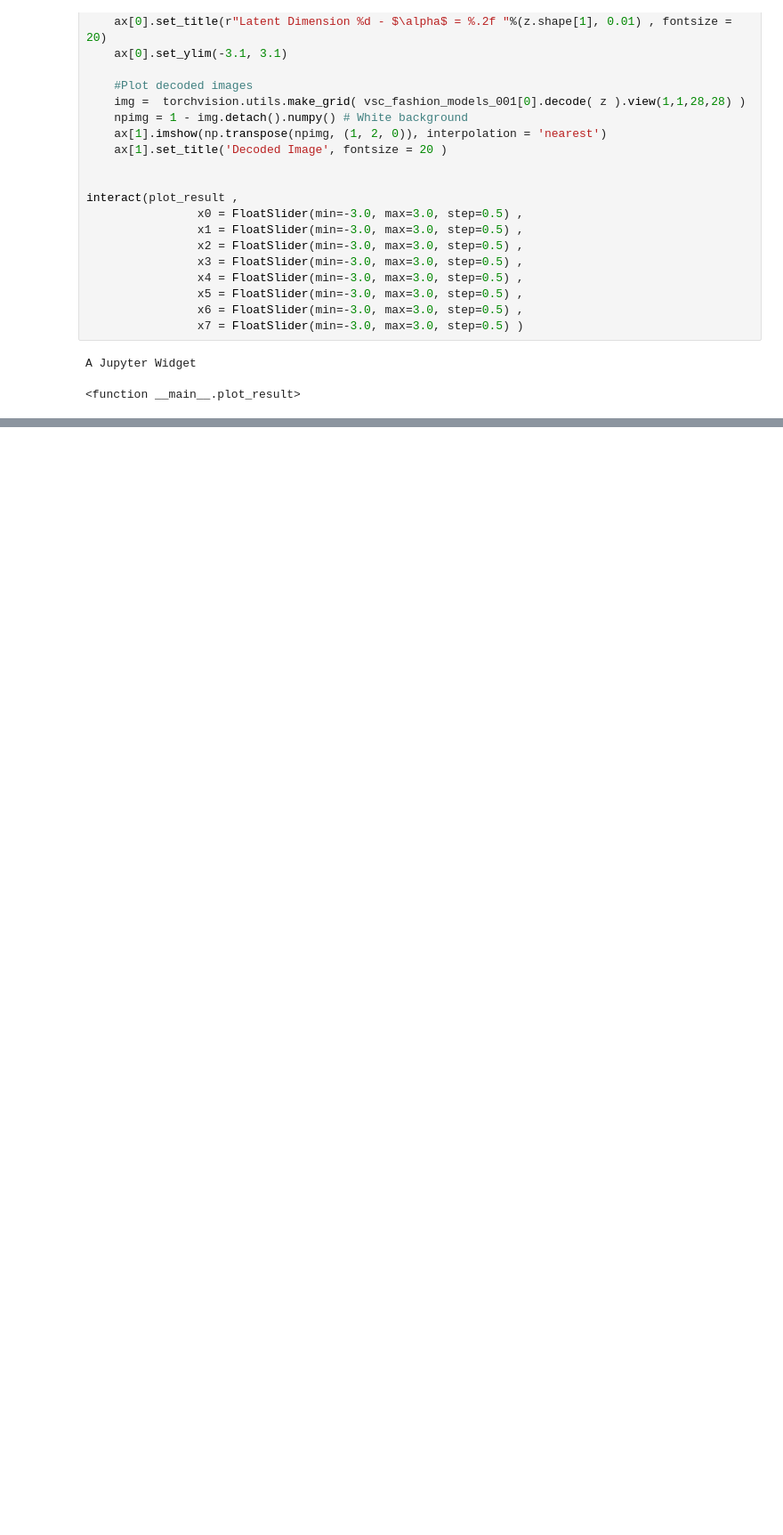
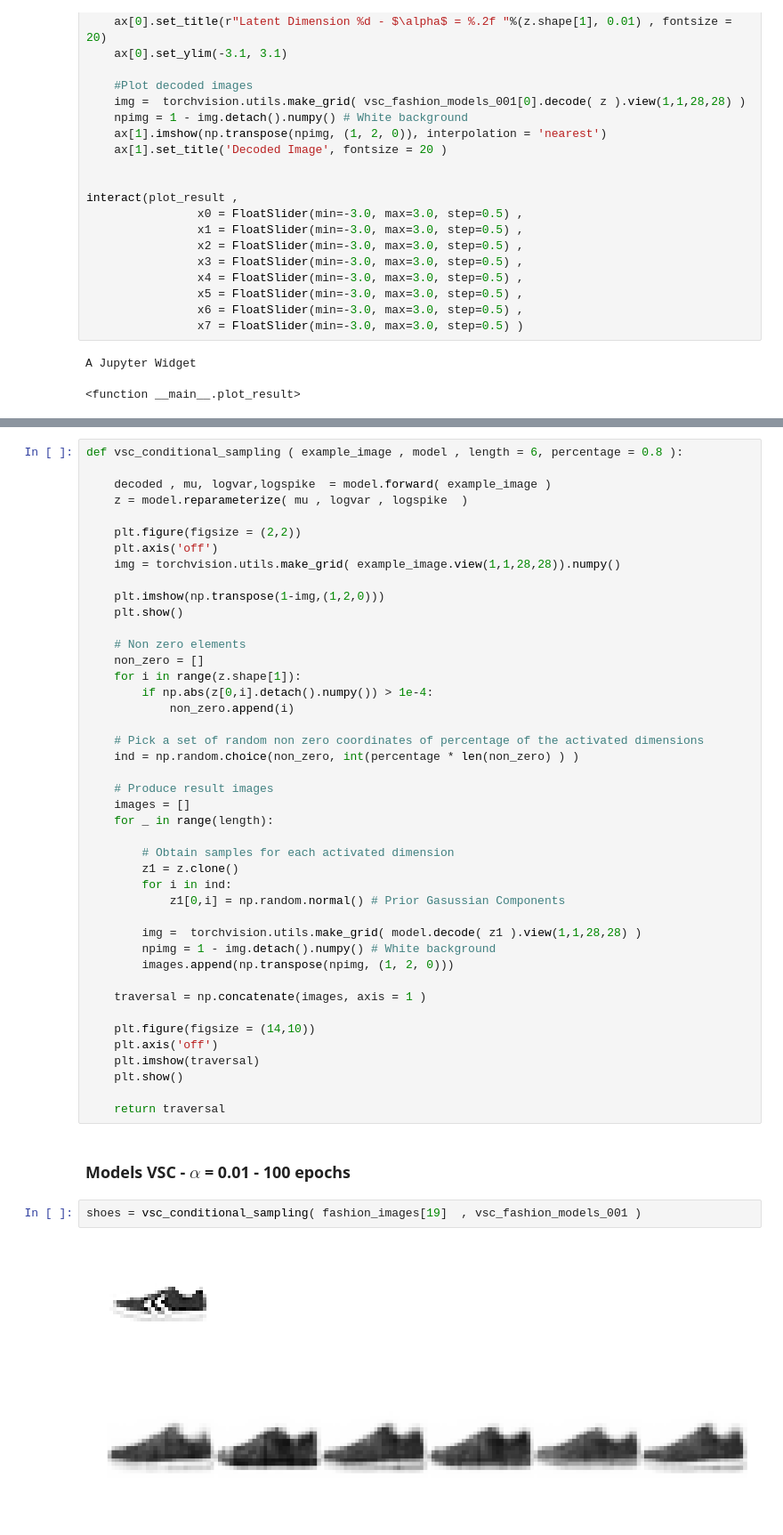
Before and after one commit to Alfo5123/Variational-Sparse-Coding, a Jupyter notebook: notebooks/Experiment_Plots.ipynb, the cells around one changed output, grey strips where cells are left out. Shown at 89% size. Saved outputs shown, nothing was run; the diff lists cells and outputs as text; blank space fills up the shorter version.

```diff
--- a/notebooks/Experiment_Plots.ipynb
+++ b/notebooks/Experiment_Plots.ipynb
@@ -788,0 +924,50 @@ A Jupyter Widget
+# %%
+def vsc_conditional_sampling ( example_image , model , length = 6, percentage = 0.8 ):
+
+    decoded , mu, logvar,logspike  = model.forward( example_image )
+    z = model.reparameterize( mu , logvar , logspike  )
+
+    plt.figure(figsize = (2,2))
+    plt.axis('off')
+    img = torchvision.utils.make_grid( example_image.view(1,1,28,28)).numpy()
+
+    plt.imshow(np.transpose(1-img,(1,2,0)))
+    plt.show()
+
+    # Non zero elements
+    non_zero = []
+    for i in range(z.shape[1]):
+        if np.abs(z[0,i].detach().numpy()) > 1e-4:
+            non_zero.append(i)
+
+    # Pick a set of random non zero coordinates of percentage of the activated dimensions
+    ind = np.random.choice(non_zero, int(percentage * len(non_zero) ) )
+
+    # Produce result images
+    images = []
+    for _ in range(length):
+
+        # Obtain samples for each activated dimension
+        z1 = z.clone()
+        for i in ind:
+            z1[0,i] = np.random.normal() # Prior Gasussian Components
+
+        img =  torchvision.utils.make_grid( model.decode( z1 ).view(1,1,28,28) )
+        npimg = 1 - img.detach().numpy() # White background
+        images.append(np.transpose(npimg, (1, 2, 0)))
+
+    traversal = np.concatenate(images, axis = 1 )
+
+    plt.figure(figsize = (14,10))
+    plt.axis('off')
+    plt.imshow(traversal)
+    plt.show()
+
+    return traversal
+# %% [markdown]
+### Models VSC - $\alpha$ = 0.01 - 100 epochs
+# %%
+shoes = vsc_conditional_sampling( fashion_images[19]  , vsc_fashion_models_001 )
+# %% [output]
+[figure, added]
+[figure, added]
```
Also changed, not shown: parts of 36 cells of this notebook.
